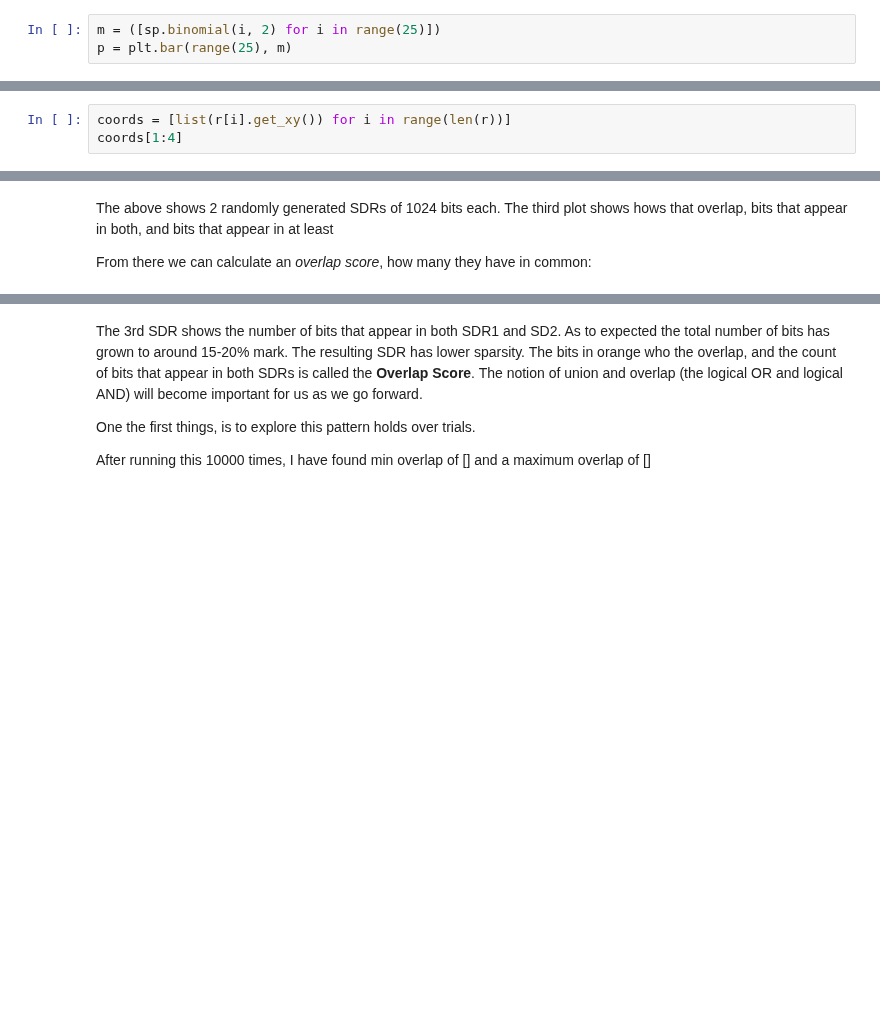
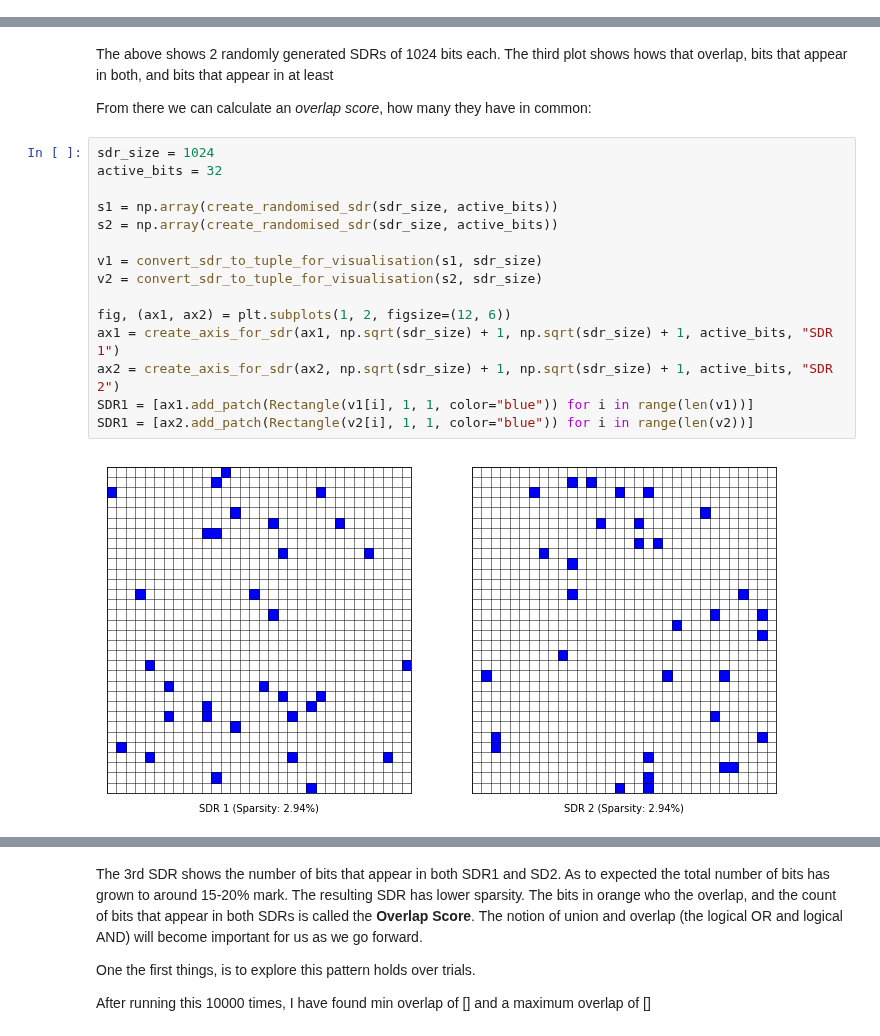
Before and after one commit to jgab3103/Jamie-Gabriel, a Jupyter notebook: Notebooks/jovyan/HTMProjects/HTM_Notes_1.ipynb, the cells around one changed output, grey strips where cells are left out. Cells and saved outputs as stored; diff of their text form; blank space fills up the shorter version.

```diff
--- a/Notebooks/jovyan/HTMProjects/HTM_Notes_1.ipynb
+++ b/Notebooks/jovyan/HTMProjects/HTM_Notes_1.ipynb
@@ -158,3 +95,0 @@ What is this number, 88 billion. If we think about so in an an array, we are say
-# %%
-m = ([sp.binomial(i, 2) for i in range(25)])
-p = plt.bar(range(25), m)
@@ -214,3 +95,0 @@ Note that the create_on_bit function returns information specific for matplotlib
-# %%
-coords = [list(r[i].get_xy()) for i in range(len(r))]
-coords[1:4]
@@ -279,5 +275,22 @@ overlap = [ax3.add_patch(Rectangle(sdr_comparison['overlap'][i], 1, 1, color="or
 The above shows 2 randomly generated SDRs of 1024 bits each. The third plot shows hows that overlap, bits that appear in both, and bits that appear in at least
 
 From there we can calculate an <i>overlap score</i>, how many they have in common:
+# %%
+sdr_size = 1024
+active_bits = 32
+
+s1 = np.array(create_randomised_sdr(sdr_size, active_bits))
+s2 = np.array(create_randomised_sdr(sdr_size, active_bits))
+
+v1 = convert_sdr_to_tuple_for_visualisation(s1, sdr_size)
+v2 = convert_sdr_to_tuple_for_visualisation(s2, sdr_size)
+
+fig, (ax1, ax2) = plt.subplots(1, 2, figsize=(12, 6))
+ax1 = create_axis_for_sdr(ax1, np.sqrt(sdr_size) + 1, np.sqrt(sdr_size) + 1, active_bits, "SDR 1")
+ax2 = create_axis_for_sdr(ax2, np.sqrt(sdr_size) + 1, np.sqrt(sdr_size) + 1, active_bits, "SDR 2")
+SDR1 = [ax1.add_patch(Rectangle(v1[i], 1, 1, color="blue")) for i in range(len(v1))]
+SDR1 = [ax2.add_patch(Rectangle(v2[i], 1, 1, color="blue")) for i in range(len(v2))]
+# %% [output]
+[figure, added]
 # %%
 len(sdr_comparison['overlap'])
```
Also changed, not shown: parts of 46 cells of this notebook, 1 other file.
